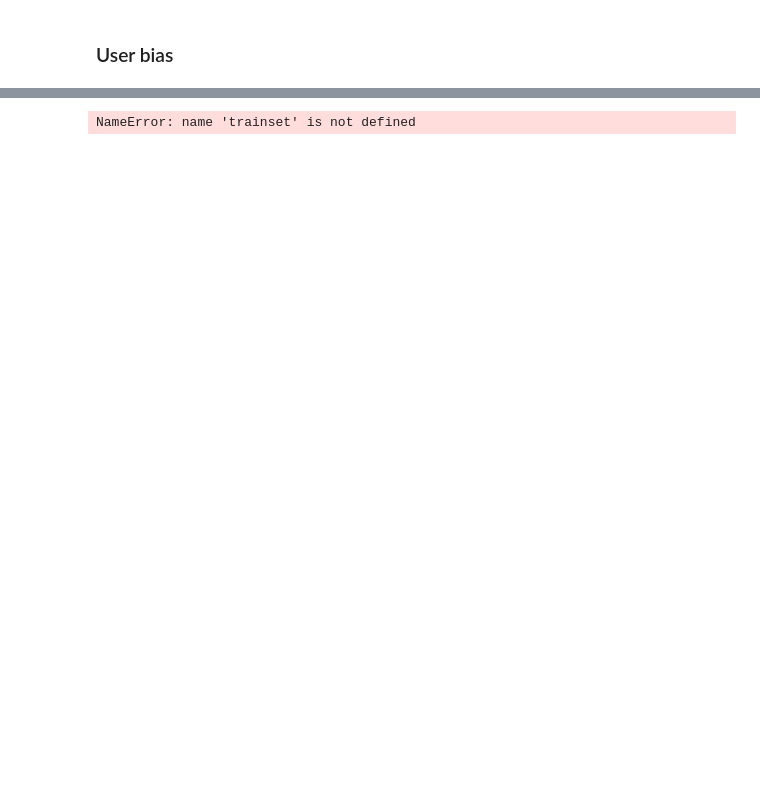
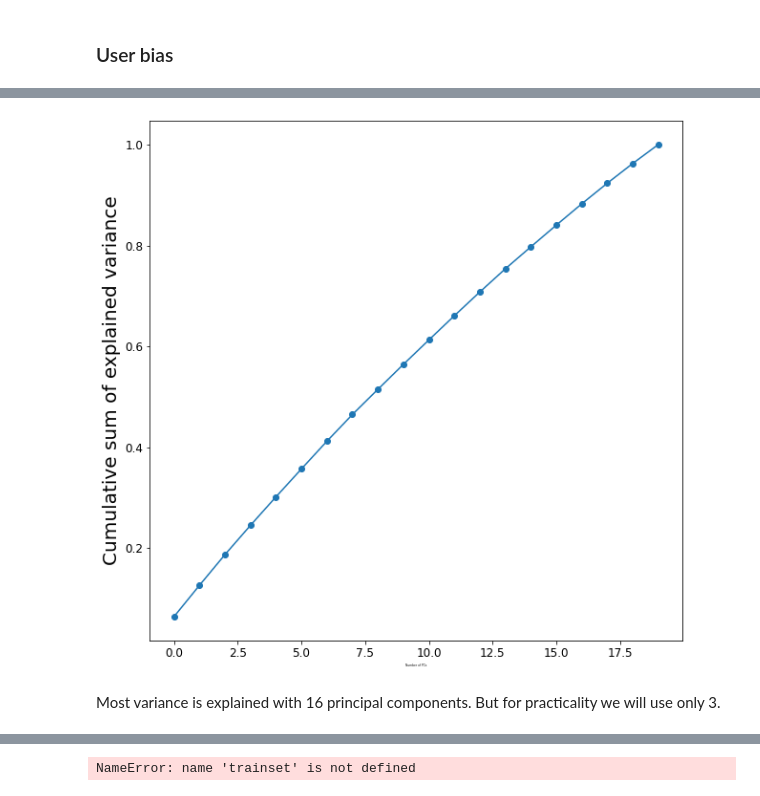
Before and after one commit to artadini/first_recommendation_engine, a Jupyter notebook: RECOMMENDATION ENGINES.ipynb, the cells around one changed output, grey strips where cells are left out. Cells and saved outputs as stored; diff of their text form; code cells hidden in the pictures; blank space fills up the shorter version.

```diff
--- a/RECOMMENDATION ENGINES.ipynb
+++ b/RECOMMENDATION ENGINES.ipynb
@@ -646,0 +689,11 @@ principalDf = pd.DataFrame(data = principalComponents, columns = ['principal com
+# %%
+plt.figure(figsize=(10,10))
+plt.xticks(fontsize=12)
+plt.yticks(fontsize=12)
+plt.plot(np.cumsum(pca.explained_variance_ratio_), '-o')
+plt.xlabel('Number of PCs', fontsize=3)
+plt.ylabel('Cumulative sum of explained variance' , fontsize=20);
+# %% [output]
+[figure, added]
+# %% [markdown]
+Most variance is explained with 16 principal components. But for practicality we will use only 3.
```
Also changed, not shown: parts of 70 cells of this notebook, 1 other file.
